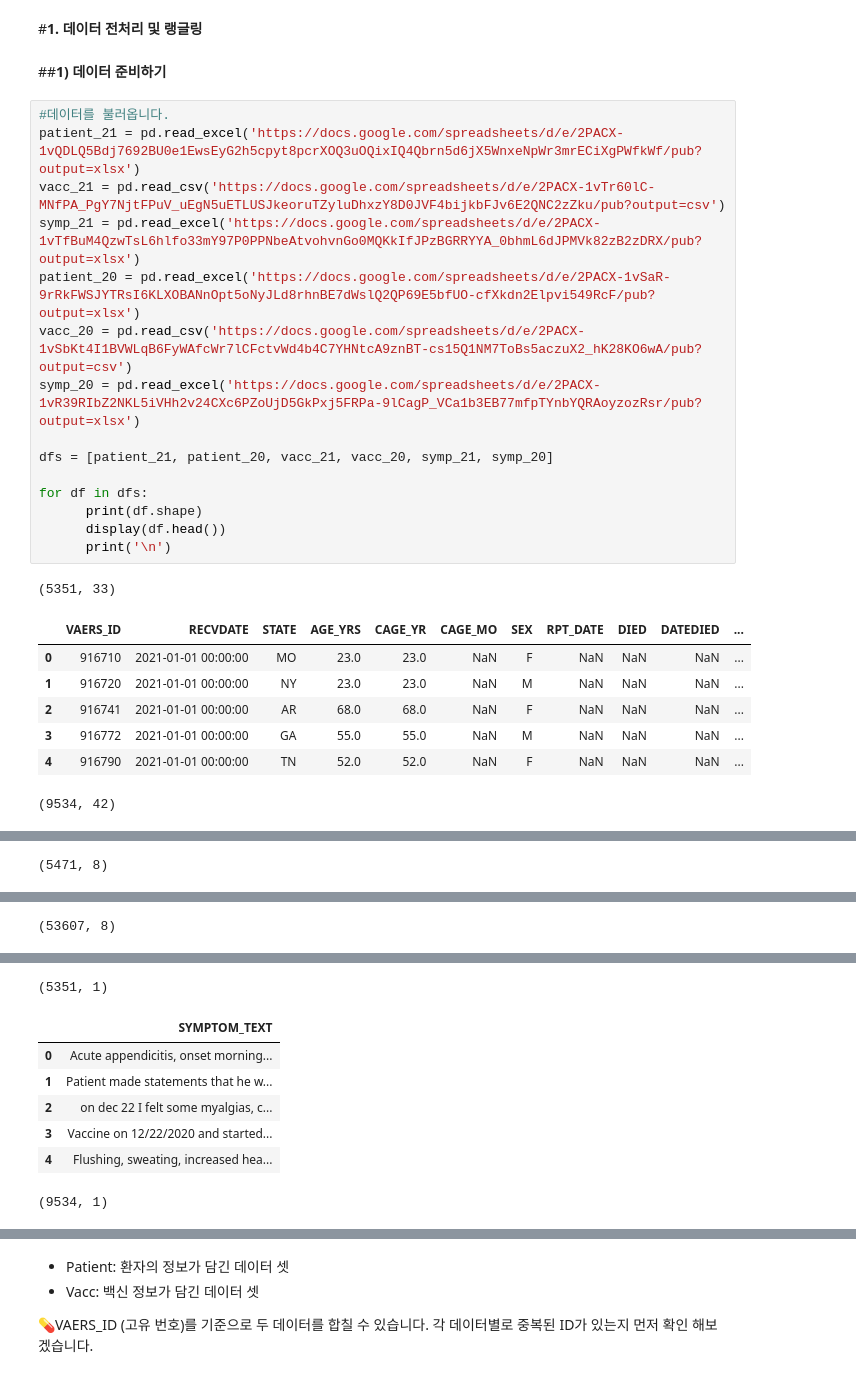
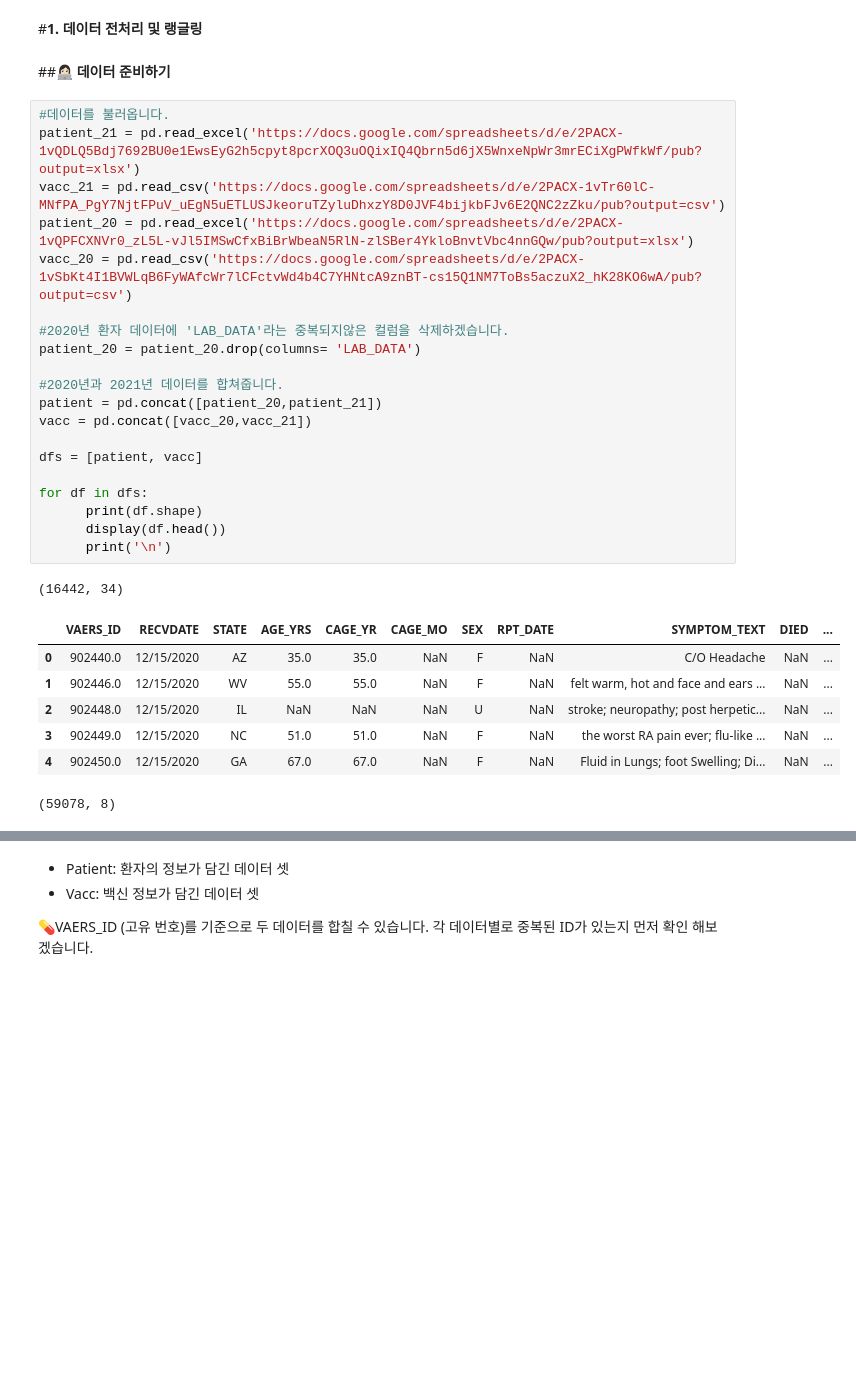
Before and after one commit to Gyeong-Hyeon/AI_Project, a Jupyter notebook: Section2/AI_01_염경현.ipynb, the cells around one changed output, grey strips where cells are left out. Saved outputs shown, nothing was run; the diff lists cells and outputs as text; blank space fills up the shorter version.

```diff
--- a/Section2/AI_01_염경현.ipynb
+++ b/Section2/AI_01_염경현.ipynb
@@ -28,28 +29,33 @@ import warnings
 # %% [markdown]
 #**1. 데이터 전처리 및 랭글링**
 # %% [markdown]
-##**1) 데이터 준비하기**
+##**👩🏻‍💻 데이터 준비하기**
 # %%
 #데이터를 불러옵니다.
 patient_21 = pd.read_excel('https://docs.google.com/spreadsheets/d/e/2PACX-1vQDLQ5Bdj7692BU0e1EwsEyG2h5cpyt8pcrXOQ3uOQixIQ4Qbrn5d6jX5WnxeNpWr3mrECiXgPWfkWf/pub?output=xlsx')
 vacc_21 = pd.read_csv('https://docs.google.com/spreadsheets/d/e/2PACX-1vTr60lC-MNfPA_PgY7NjtFPuV_uEgN5uETLUSJkeoruTZyluDhxzY8D0JVF4bijkbFJv6E2QNC2zZku/pub?output=csv')
-symp_21 = pd.read_excel('https://docs.google.com/spreadsheets/d/e/2PACX-1vTfBuM4QzwTsL6hlfo33mY97P0PPNbeAtvohvnGo0MQKkIfJPzBGRRYYA_0bhmL6dJPMVk82zB2zDRX/pub?output=xlsx')
-patient_20 = pd.read_excel('https://docs.google.com/spreadsheets/d/e/2PACX-1vSaR-9rRkFWSJYTRsI6KLXOBANnOpt5oNyJLd8rhnBE7dWslQ2QP69E5bfUO-cfXkdn2Elpvi549RcF/pub?output=xlsx')
+patient_20 = pd.read_excel('https://docs.google.com/spreadsheets/d/e/2PACX-1vQPFCXNVr0_zL5L-vJl5IMSwCfxBiBrWbeaN5RlN-zlSBer4YkloBnvtVbc4nnGQw/pub?output=xlsx')
 vacc_20 = pd.read_csv('https://docs.google.com/spreadsheets/d/e/2PACX-1vSbKt4I1BVWLqB6FyWAfcWr7lCFctvWd4b4C7YHNtcA9znBT-cs15Q1NM7ToBs5aczuX2_hK28KO6wA/pub?output=csv')
-symp_20 = pd.read_excel('https://docs.google.com/spreadsheets/d/e/2PACX-1vR39RIbZ2NKL5iVHh2v24CXc6PZoUjD5GkPxj5FRPa-9lCagP_VCa1b3EB77mfpTYnbYQRAoyzozRsr/pub?output=xlsx')
 
-dfs = [patient_21, patient_20, vacc_21, vacc_20, symp_21, symp_20]
+#2020년 환자 데이터에 'LAB_DATA'라는 중복되지않은 컬럼을 삭제하겠습니다.
+patient_20 = patient_20.drop(columns= 'LAB_DATA')
+
+#2020년과 2021년 데이터를 합쳐줍니다.
+patient = pd.concat([patient_20,patient_21])
+vacc = pd.concat([vacc_20,vacc_21])
+
+dfs = [patient, vacc]
 
 for df in dfs:
       print(df.shape)
       display(df.head())
       print('\n')
 # %% [output]
-(5351, 33)
+(16442, 34)
-|  | VAERS_ID | RECVDATE | STATE | AGE_YRS | CAGE_YR | CAGE_MO | SEX | RPT_DATE | DIED | DATEDIED | ... |
-| 0 | 916710 | 2021-01-01 00:00:00 | MO | 23.0 | 23.0 | NaN | F | NaN | NaN | NaN | ... |
-| 1 | 916720 | 2021-01-01 00:00:00 | NY | 23.0 | 23.0 | NaN | M | NaN | NaN | NaN | ... |
-| 2 | 916741 | 2021-01-01 00:00:00 | AR | 68.0 | 68.0 | NaN | F | NaN | NaN | NaN | ... |
-| 3 | 916772 | 2021-01-01 00:00:00 | GA | 55.0 | 55.0 | NaN | M | NaN | NaN | NaN | ... |
-| 4 | 916790 | 2021-01-01 00:00:00 | TN | 52.0 | 52.0 | NaN | F | NaN | NaN | NaN | ... |
+|  | VAERS_ID | RECVDATE | STATE | AGE_YRS | CAGE_YR | CAGE_MO | SEX | RPT_DATE | SYMPTOM_TEXT | DIED | ... |
+| 0 | 902440.0 | 12/15/2020 | AZ | 35.0 | 35.0 | NaN | F | NaN | C/O Headache | NaN | ... |
+| 1 | 902446.0 | 12/15/2020 | WV | 55.0 | 55.0 | NaN | F | NaN | felt warm, hot and face and ears ... | NaN | ... |
+| 2 | 902448.0 | 12/15/2020 | IL | NaN | NaN | NaN | U | NaN | stroke; neuropathy; post herpetic... | NaN | ... |
+| 3 | 902449.0 | 12/15/2020 | NC | 51.0 | 51.0 | NaN | F | NaN | the worst RA pain ever; flu-like ... | NaN | ... |
+| 4 | 902450.0 | 12/15/2020 | GA | 67.0 | 67.0 | NaN | F | NaN | Fluid in Lungs; foot Swelling; Di... | NaN | ... |
-(9534, 42)
+(59078, 8)
@@ -62 +67,0 @@ for df in dfs:
-(5471, 8)
@@ -69 +67,0 @@ for df in dfs:
-(53607, 8)
@@ -76,8 +67,0 @@ for df in dfs:
-(5351, 1)
-|  | SYMPTOM_TEXT |
-| 0 | Acute appendicitis, onset morning... |
-| 1 | Patient made statements that he w... |
-| 2 | on dec 22 I felt some myalgias, c... |
-| 3 | Vaccine on 12/22/2020 and started... |
-| 4 | Flushing, sweating, increased hea... |
-(9534, 1)
```
Also changed, not shown: parts of 86 cells of this notebook.
